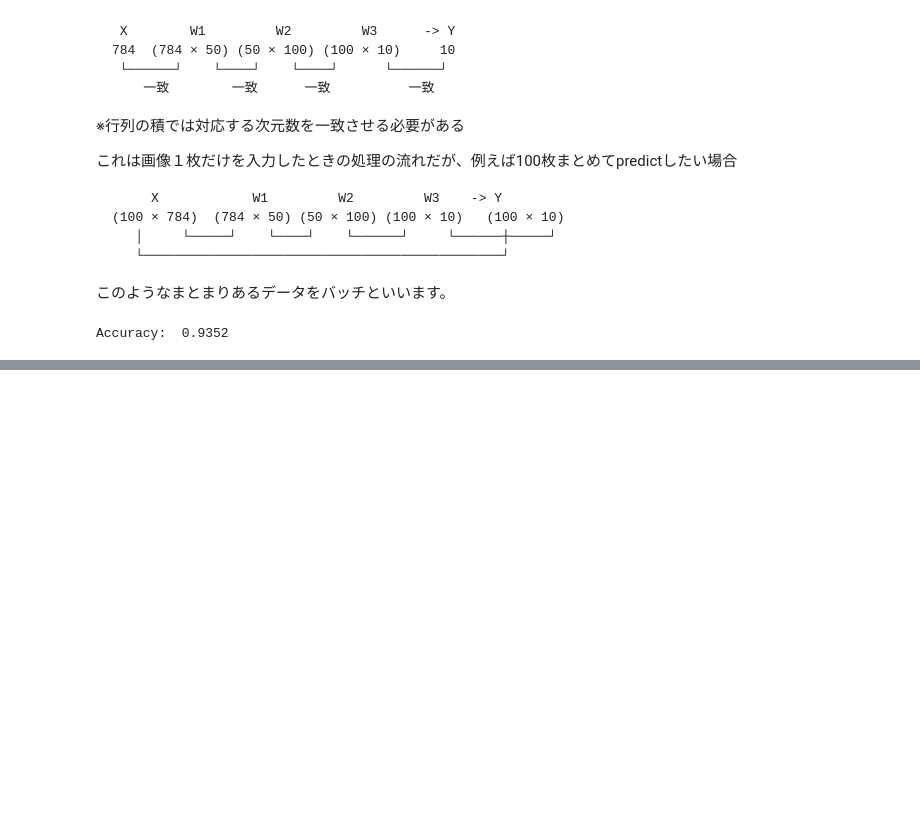
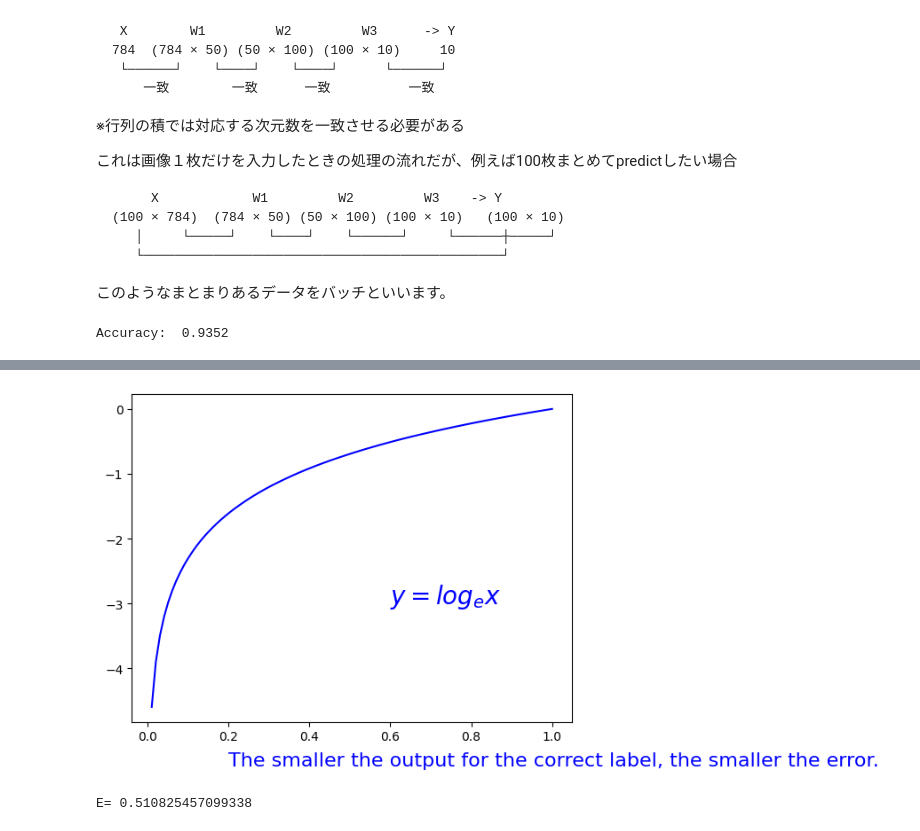
Before and after one commit to KokiKono/deepLearning, a Jupyter notebook: lean.ipynb, the cells around one changed output, grey strips where cells are left out. Drawn from its saved outputs; the diff is of its cells as text; code cells hidden in the pictures; blank space fills up the shorter version.

```diff
--- a/lean.ipynb
+++ b/lean.ipynb
@@ -385,0 +447,23 @@ Accuracy:  0.9352
+# %%
+import matplotlib.pyplot as plt
+import numpy as np
+x = np.linspace(0, 1, 100)
+y = np.log(x)
+
+plt.plot(x,y, color="blue")
+plt.text(0.6, -3, "$y=log_{e}x$", fontsize=20, color="blue")
+plt.text(0, -5.5, "The smaller the output for the correct label, the smaller the error.", fontsize=16, color="blue")
+plt.show()
+
+def cross_entropy_error(pram_y, param_t):
+    delta = 1e-7 # np.log(0)がマイナス無限大を表す -infとなるので、微小な値を足して0にしないようにする
+    return -np.sum(param_t * np.log(pram_y + delta))
+
+t = [0, 0, 1, 0, 0, 0, 0, 0, 0, 0]
+y = [0.1, 0.05, 0.6, 0.0, 0.05, 0.1, 0.0, 0.1, 0.0, 0.0]
+
+E = cross_entropy_error(np.array(y), np.array(t))
+print("E=", E)
+# %% [output]
+[figure, added]
+E= 0.510825457099338
```
Also changed, not shown: parts of 3 cells of this notebook.
